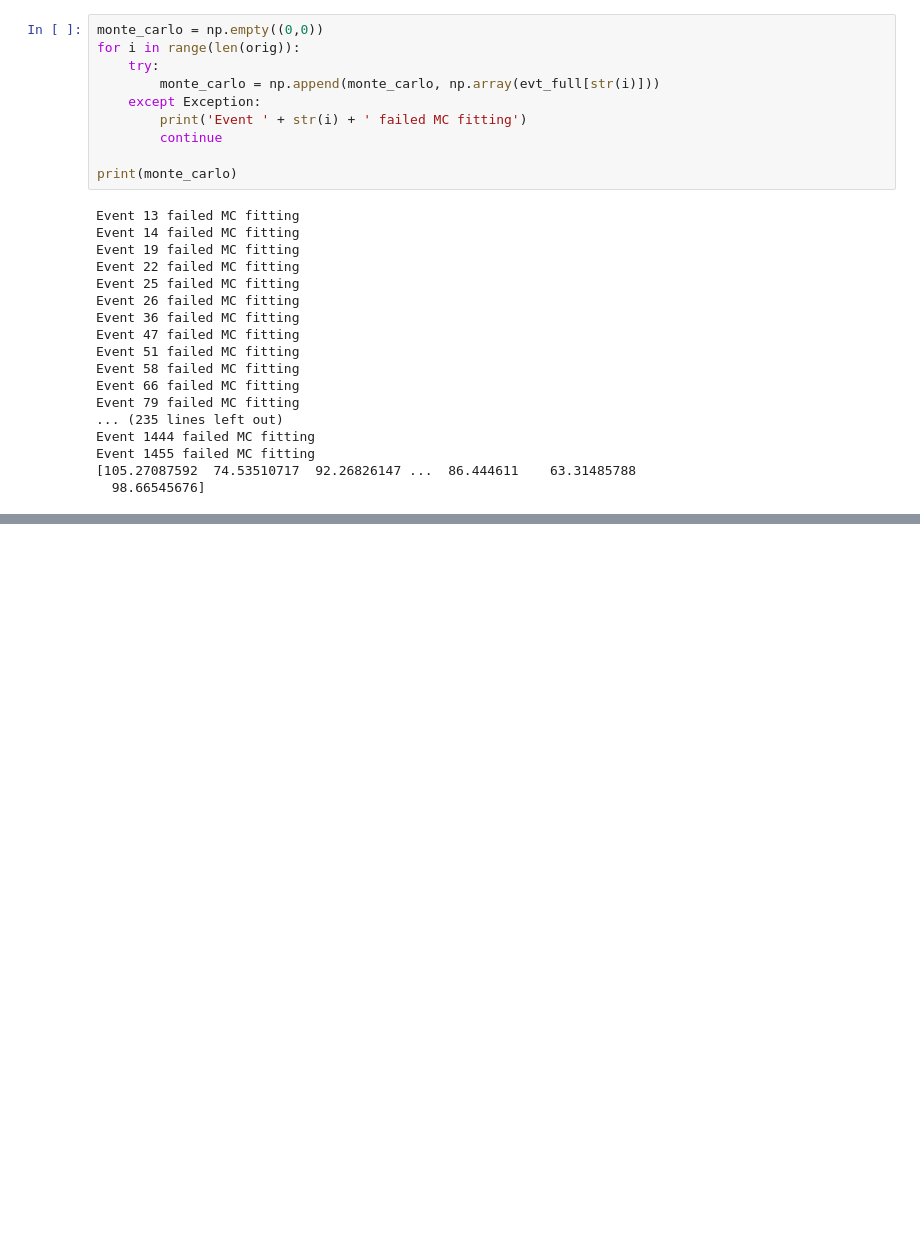
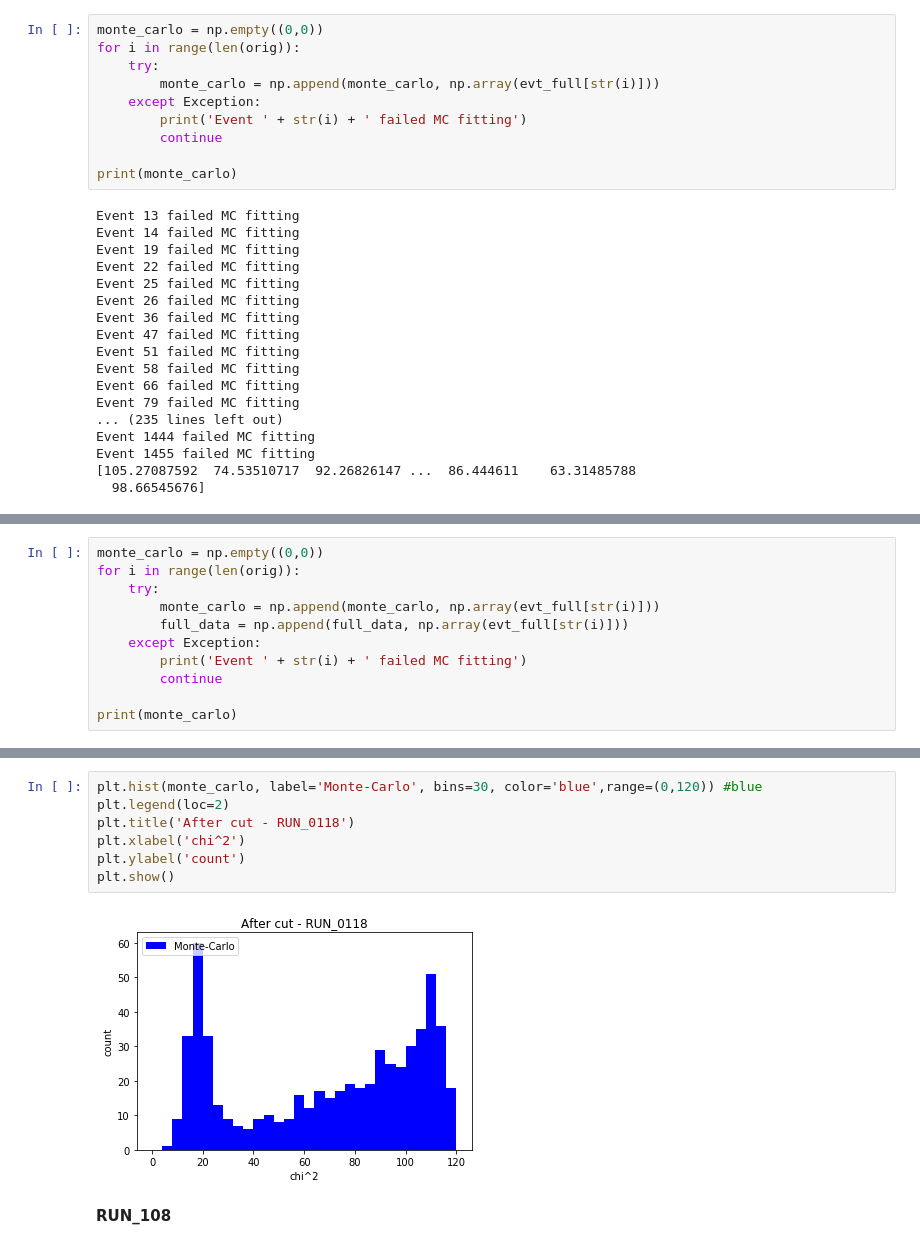
Before and after one commit to chchen123/Monte-Carlo, a Jupyter notebook: HPC_HISTOGRAM.ipynb, the cells around one changed output, grey strips where cells are left out. Cells and saved outputs as stored; diff of their text form; blank space fills up the shorter version.

```diff
--- a/HPC_HISTOGRAM.ipynb
+++ b/HPC_HISTOGRAM.ipynb
@@ -156,0 +176,11 @@ print(run_number)
+# %%
+monte_carlo = np.empty((0,0))
+for i in range(len(orig)):
+    try:
+        monte_carlo = np.append(monte_carlo, np.array(evt_full[str(i)]))
+        full_data = np.append(full_data, np.array(evt_full[str(i)]))
+    except Exception:
+        print('Event ' + str(i) + ' failed MC fitting')
+        continue
+
+print(monte_carlo)
@@ -156,0 +205,11 @@ print(run_number)
+# %%
+plt.hist(monte_carlo, label='Monte-Carlo', bins=30, color='blue',range=(0,120)) #blue
+plt.legend(loc=2)
+plt.title('After cut - RUN_0118')
+plt.xlabel('chi^2')
+plt.ylabel('count')
+plt.show()
+# %% [output]
+[figure, added]
+# %% [markdown]
+**RUN_108**
```
Also changed, not shown: parts of 58 cells of this notebook.
